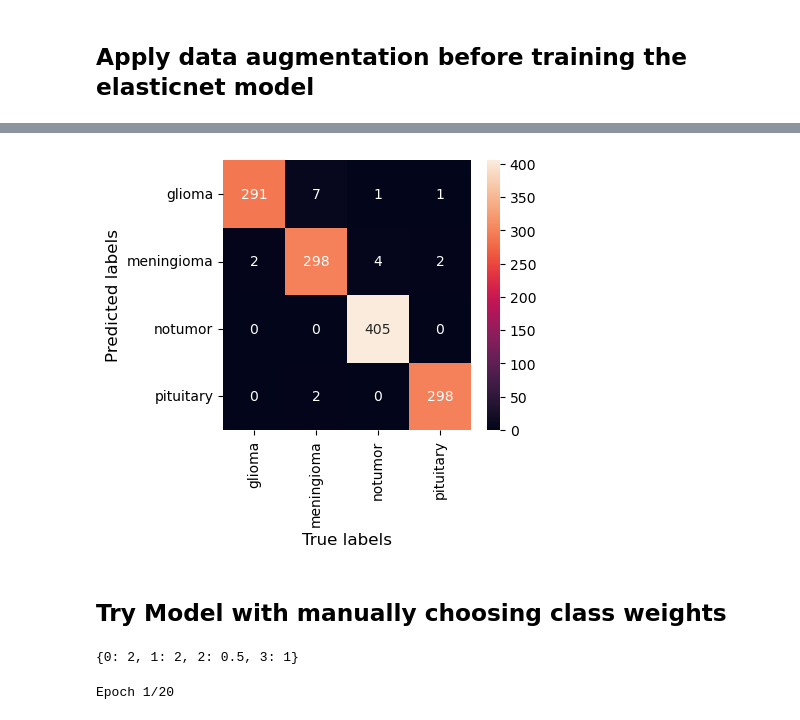
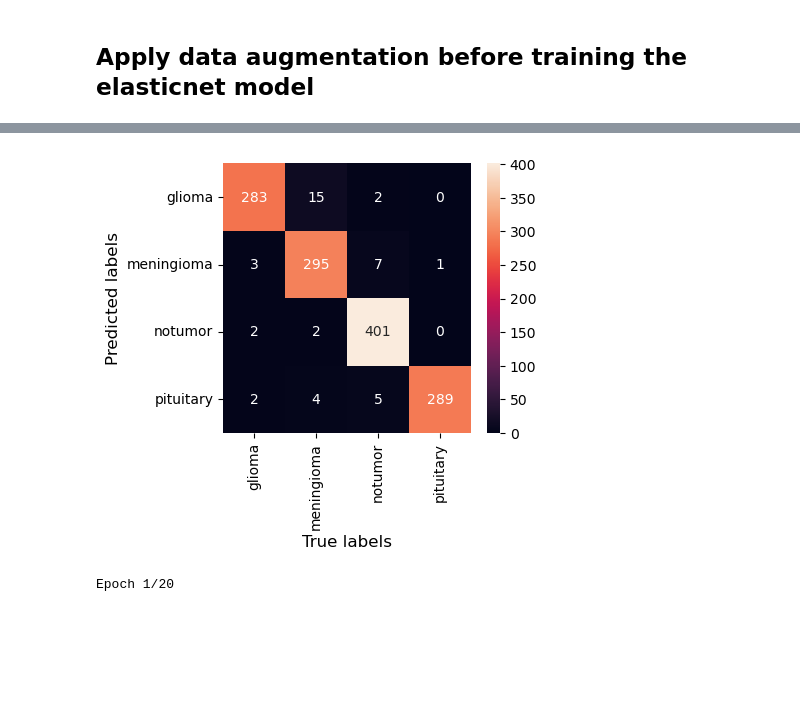
Before and after one commit to Kuroneko369/Brain-Tumor-Detector, a Jupyter notebook: Brain_Tumor_Detector_gammer.ipynb, the cells around one changed output, grey strips where cells are left out. Saved outputs shown, nothing was run; the diff lists cells and outputs as text; code cells hidden in the pictures; blank space fills up the shorter version.

```diff
--- a/Brain_Tumor_Detector_gammer.ipynb
+++ b/Brain_Tumor_Detector_gammer.ipynb
@@ -695,4 +738,9 @@ __Be careful here and don't add too many transforms which can distort the images
 # %%
+IMG_DIMS = (128, 128)
+BATCH_SIZE = 16
+IMG_SHAPE = IMG_DIMS + (3,)
+classes = ['glioma', 'meningioma', 'notumor', 'pituitary']
+
 def prepare_train_and_val_datasets_w_aug():
     train_ds_aug = tf.keras.preprocessing.image_dataset_from_directory(
         "./Training",
@@ -723,6 +771,29 @@ def prepare_train_and_val_datasets_w_aug():
     val_ds = val_ds.prefetch(buffer_size=25)
 
     return train_ds_aug, val_ds
+# %%
+def eval_model_on_test(model):
+    test_ds = tf.keras.preprocessing.image_dataset_from_directory(
+        "./Testing",
+        class_names=['glioma', 'meningioma', 'notumor', 'pituitary'],
+        seed=42,
+        image_size=IMG_DIMS,
+        batch_size=128,
+    )
+
+    test_labels = []
+    predictions = []
+
+    for imgs, labels in tqdm(test_ds.take(100),
+                             desc='Predicting on Test Data'):
+        batch_preds = model.predict(imgs)
+        predictions.extend(batch_preds)
+        test_labels.extend(labels)
+
+    predictions = np.array(predictions)
+    test_labels = np.array(test_labels)
+
+    return test_labels, predictions
 # %%
 train_ds_aug, val_ds = prepare_train_and_val_datasets_w_aug()
 # %% [output]
@@ -734,6 +822,8 @@ Using 1142 files for validation.
 new_model_aug = Sequential()
 new_model_aug.add(conv_model)
 new_model_aug.add(tf.keras.layers.GlobalAveragePooling2D())
+new_model_aug.add(layers.Dense(32, activation='relu'))
+new_model_aug.add(layers.Dropout(0.2))
 new_model_aug.add(tf.keras.layers.Dense(num_classes, activation='softmax'))
 # %%
 new_model_aug.compile(
@@ -743,9 +833,15 @@ new_model_aug.compile(
               )
 # %%
 %%time
+
+# Define the checkpoint callback
+checkpoint = ModelCheckpoint("best_model_EN_aug.h5", monitor='val_loss', save_best_only=True, mode='min')
+
+class_weight_dict = {0: 1.0925, 1: 1.071078431372549, 2: 0.8092592592592592, 3: 1.0925}
+
 history_3 = new_model_aug.fit(
                             train_ds_aug,
-                            epochs = 10,
+                            epochs = 20,
                             validation_data = val_ds,
                             class_weight = class_weight_dict,
                             callbacks=[checkpoint]
@@ -820,18 +939,17 @@ weighted avg       0.99      0.99      0.99      1311
 # %%
 plt.subplots(figsize=(4,3.5))
 ax = sns.heatmap(confusion_matrix(y_true_aug, y_pred_class_aug),
             annot=True,
             fmt=".0f",
-            xticklabels=class_names,
-            yticklabels=class_names
+            xticklabels=classes,
+            yticklabels=classes
             );
 #ax.set_xticklabels(class_names, rotation=90, size="10")
 ax.set_xlabel('True labels', size='12')
 ax.set_ylabel('Predicted labels', size='12')
+plt.savefig("./plots/basic_EN_aug_CM.png", dpi=300, format='png', bbox_inches='tight')
 plt.show()
 # %% [output]
-[figure, old version]
+[figure, new version]
 # %%
 #new_model_aug.save_weights('./model_weights/new_model_aug')
-# %% [markdown]
-## Try Model with manually choosing class weights
@@ -840,8 +956,3 @@ class_weight_man = [2, 2, 0.5, 1]
-# %%
-class_weight_dict_manual = { i : class_weight_man[i] for i in range(0, len(class_weight_man) ) }
-class_weight_dict_manual
-# %% [output]
-{0: 2, 1: 2, 2: 0.5, 3: 1}
 # %%
 new_model_man = Sequential()
 new_model_man.add(conv_model)
```
Also changed, not shown: parts of 49 cells of this notebook.
